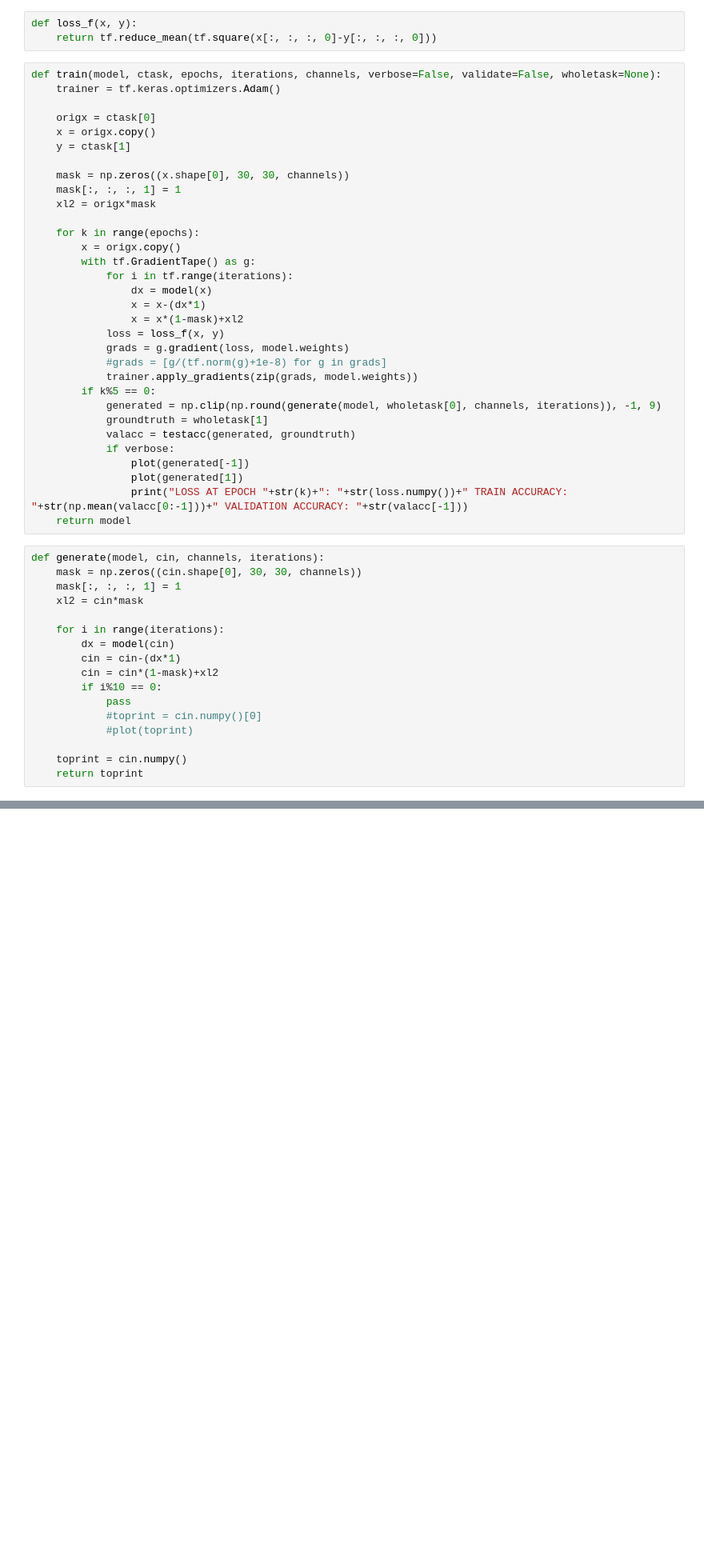
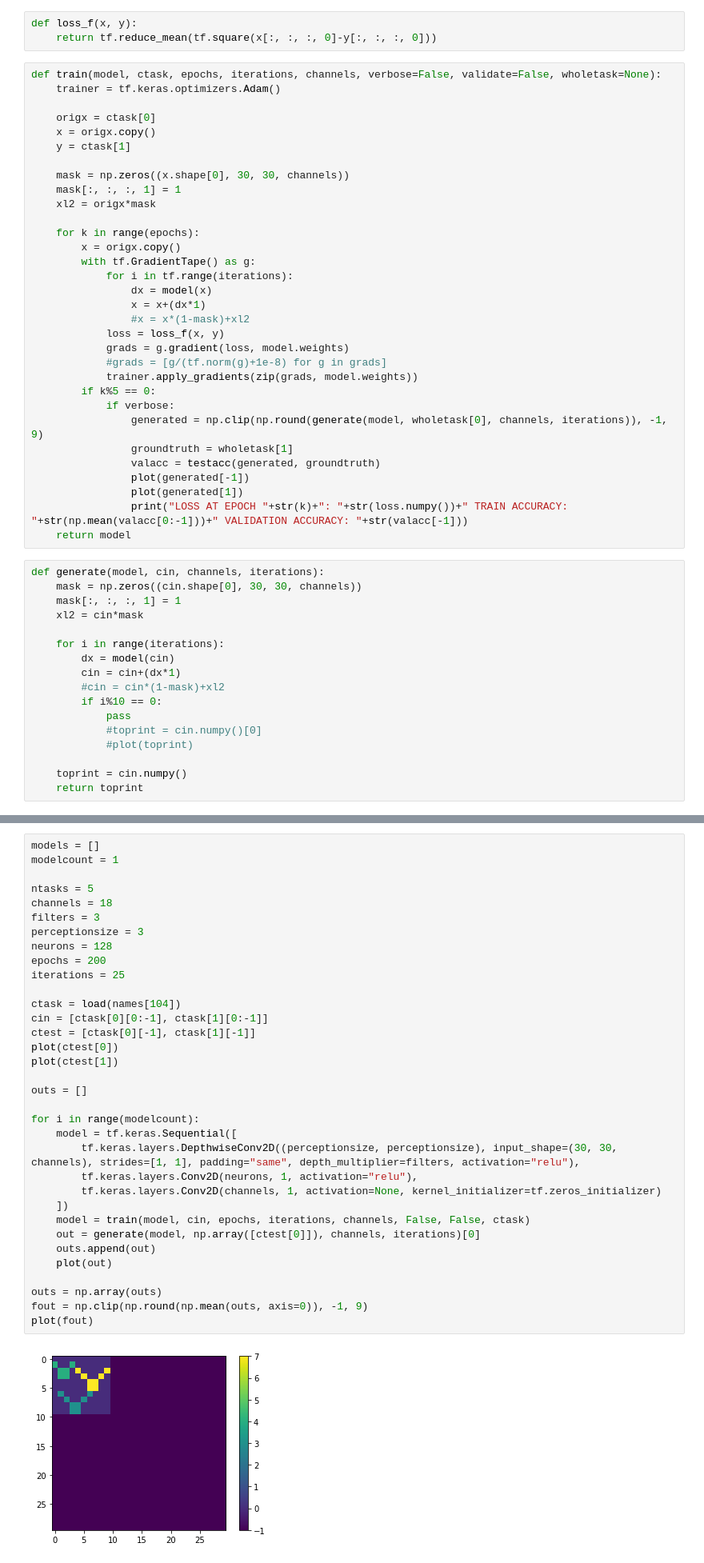
Before and after one commit to HarveyBrezinaConniffe/ARC, a Jupyter notebook: AI-NCA.ipynb, the cells around one changed output, grey strips where cells are left out. Shown: that part at 80% size. Drawn from its saved outputs; the diff is of its cells as text; blank space fills up the shorter version.

```diff
--- a/AI-NCA.ipynb
+++ b/AI-NCA.ipynb
@@ -117,17 +122,17 @@ def train(model, ctask, epochs, iterations, channels, verbose=False, validate=Fa
         with tf.GradientTape() as g:
             for i in tf.range(iterations):
                 dx = model(x)
-                x = x-(dx*1)
-                x = x*(1-mask)+xl2
+                x = x+(dx*1)
+                #x = x*(1-mask)+xl2
             loss = loss_f(x, y)
             grads = g.gradient(loss, model.weights)
             #grads = [g/(tf.norm(g)+1e-8) for g in grads]
             trainer.apply_gradients(zip(grads, model.weights))
         if k%5 == 0:
-            generated = np.clip(np.round(generate(model, wholetask[0], channels, iterations)), -1, 9)
-            groundtruth = wholetask[1]
-            valacc = testacc(generated, groundtruth)
             if verbose:
+                generated = np.clip(np.round(generate(model, wholetask[0], channels, iterations)), -1, 9)
+                groundtruth = wholetask[1]
+                valacc = testacc(generated, groundtruth)
                 plot(generated[-1])
                 plot(generated[1])
                 print("LOSS AT EPOCH "+str(k)+": "+str(loss.numpy())+" TRAIN ACCURACY: "+str(np.mean(valacc[0:-1]))+" VALIDATION ACCURACY: "+str(valacc[-1]))
@@ -140,8 +145,8 @@ def generate(model, cin, channels, iterations):
 
     for i in range(iterations):
         dx = model(cin)
-        cin = cin-(dx*1)
-        cin = cin*(1-mask)+xl2
+        cin = cin+(dx*1)
+        #cin = cin*(1-mask)+xl2
         if i%10 == 0:
             pass
             #toprint = cin.numpy()[0]
@@ -188,3 +193,39 @@ def test(ntasks, channels, filters, perceptionsize, neurons, epochs, iterations,
         print("CURRENT ACCURACY "+str((acc*100)))
     avgacc /= ntasks
     return avgacc
+# %%
+models = []
+modelcount = 1
+
+ntasks = 5
+channels = 18
+filters = 3
+perceptionsize = 3
+neurons = 128
+epochs = 200
+iterations = 25
+
+ctask = load(names[104])
+cin = [ctask[0][0:-1], ctask[1][0:-1]]
+ctest = [ctask[0][-1], ctask[1][-1]]
+plot(ctest[0])
+plot(ctest[1])
+
+outs = []
+
+for i in range(modelcount):
+    model = tf.keras.Sequential([
+        tf.keras.layers.DepthwiseConv2D((perceptionsize, perceptionsize), input_shape=(30, 30, channels), strides=[1, 1], padding="same", depth_multiplier=filters, activation="relu"),
+        tf.keras.layers.Conv2D(neurons, 1, activation="relu"),
+        tf.keras.layers.Conv2D(channels, 1, activation=None, kernel_initializer=tf.zeros_initializer)
+    ])
+    model = train(model, cin, epochs, iterations, channels, False, False, ctask)
+    out = generate(model, np.array([ctest[0]]), channels, iterations)[0]
+    outs.append(out)
+    plot(out)
+
+outs = np.array(outs)
+fout = np.clip(np.round(np.mean(outs, axis=0)), -1, 9)
+plot(fout)
+# %% [output]
+[figure, added]
```
Also changed, not shown: parts of 7 cells of this notebook.
